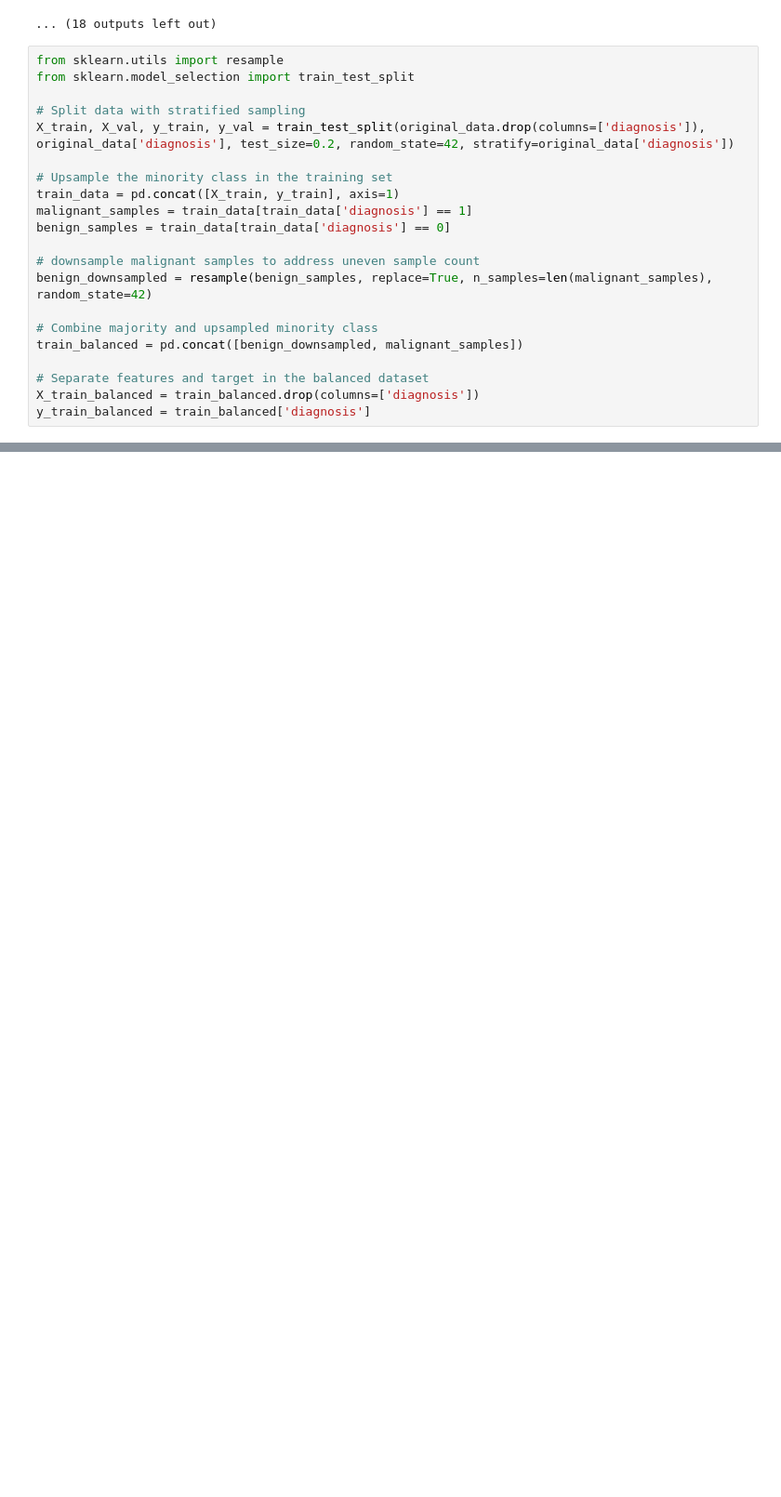
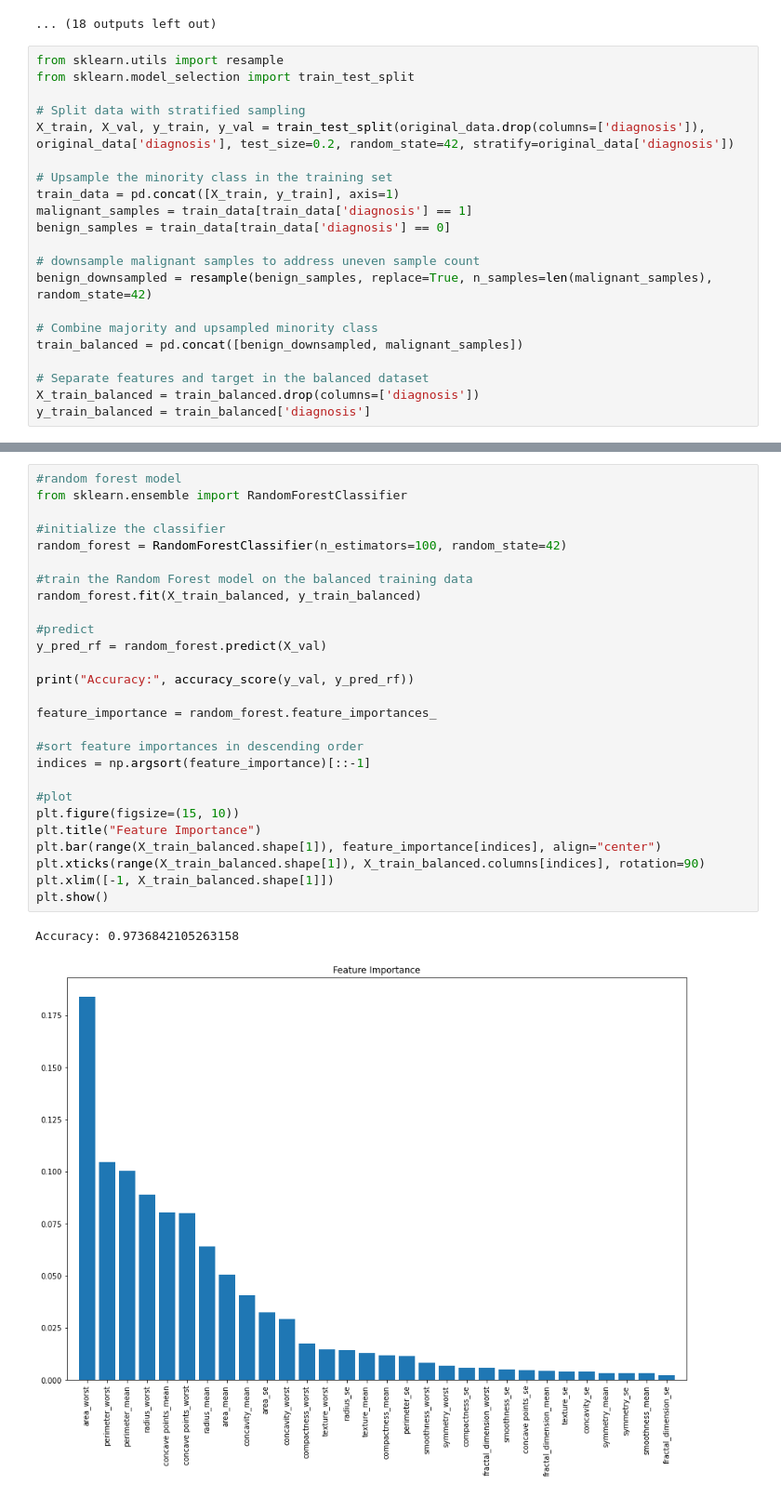
Before and after one commit to atainterg/CS3870-Final-Project, a Jupyter notebook: CS3870_PredictingBenignOrCancer.ipynb, the cells around one changed output, grey strips where cells are left out. Shown at 93% size. Saved outputs shown, nothing was run; the diff lists cells and outputs as text; blank space fills up the shorter version.

Commit message:
Add files via upload
added more models

```diff
--- a/CS3870_PredictingBenignOrCancer.ipynb
+++ b/CS3870_PredictingBenignOrCancer.ipynb
@@ -186,0 +241,30 @@ plt.show()
+# %%
+#random forest model
+from sklearn.ensemble import RandomForestClassifier
+
+#initialize the classifier
+random_forest = RandomForestClassifier(n_estimators=100, random_state=42)
+
+#train the Random Forest model on the balanced training data
+random_forest.fit(X_train_balanced, y_train_balanced)
+
+#predict
+y_pred_rf = random_forest.predict(X_val)
+
+print("Accuracy:", accuracy_score(y_val, y_pred_rf))
+
+feature_importance = random_forest.feature_importances_
+
+#sort feature importances in descending order
+indices = np.argsort(feature_importance)[::-1]
+
+#plot
+plt.figure(figsize=(15, 10))
+plt.title("Feature Importance")
+plt.bar(range(X_train_balanced.shape[1]), feature_importance[indices], align="center")
+plt.xticks(range(X_train_balanced.shape[1]), X_train_balanced.columns[indices], rotation=90)
+plt.xlim([-1, X_train_balanced.shape[1]])
+plt.show()
+# %% [output]
+Accuracy: 0.9736842105263158
+[figure, added]
```
Also changed, not shown: parts of 6 cells of this notebook.
